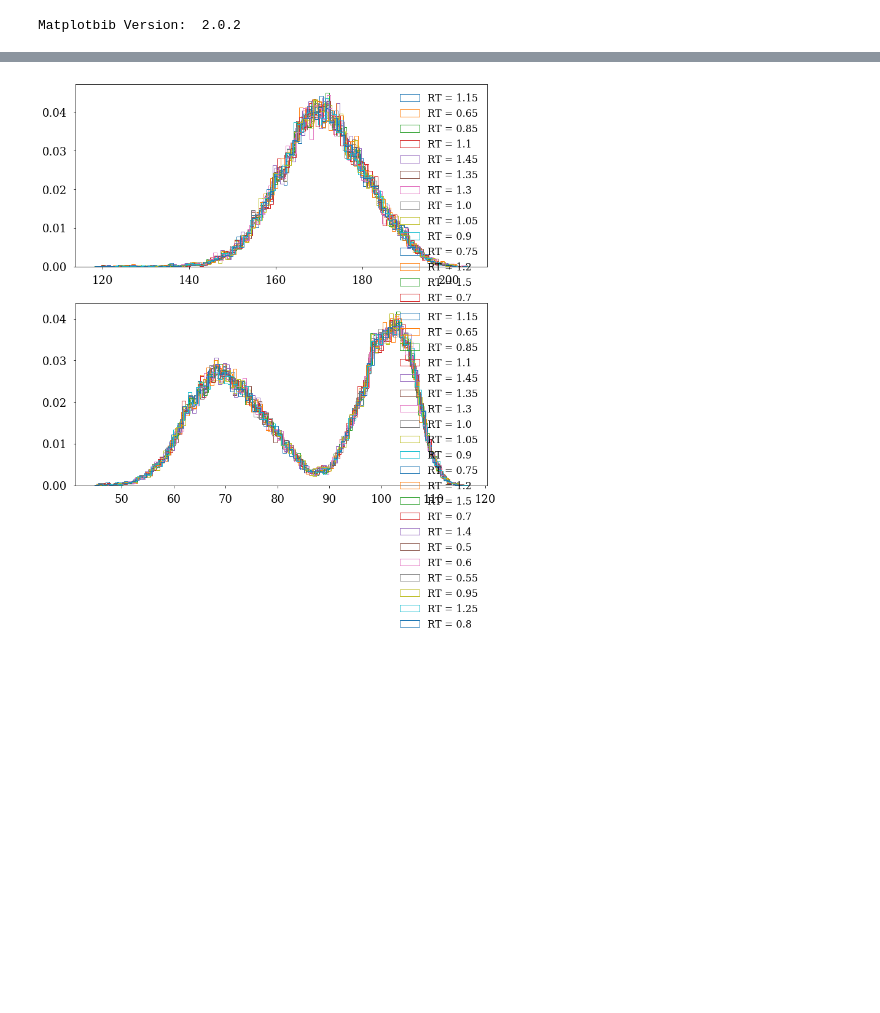
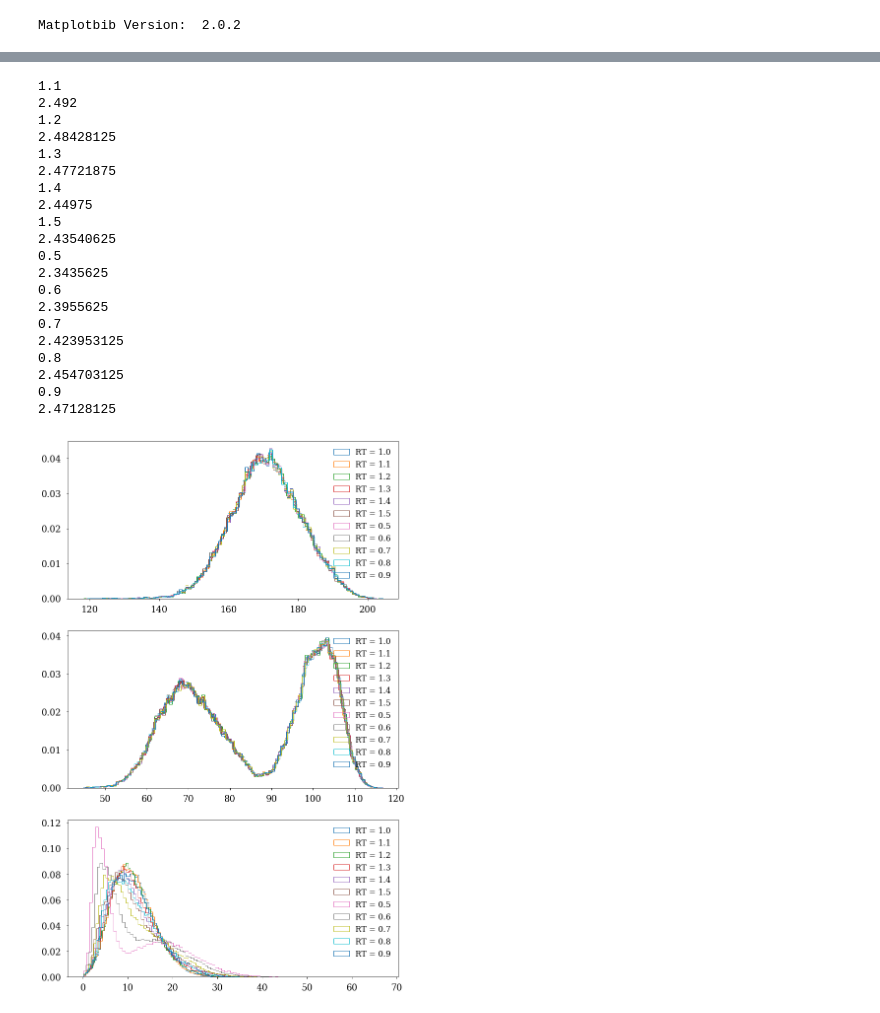
Before and after one commit to austinlc/CGMFAnalysis, a Jupyter notebook: SA_CGMF/RT_U235/U-235RTAnalysis.ipynb, the cells around one changed output, grey strips where cells are left out. Drawn from its saved outputs; the diff is of its cells as text; code cells hidden in the pictures; blank space fills up the shorter version.

```diff
--- a/SA_CGMF/RT_U235/U-235RTAnalysis.ipynb
+++ b/SA_CGMF/RT_U235/U-235RTAnalysis.ipynb
@@ -46,14 +121,15 @@ Matplotbib Version:  2.0.2
 # %%
 # Special Axis-Sharing Plot
 
-fig, axHist = plt.subplots(figsize=(12,12))
+fig, axHist = plt.subplots(figsize=(12,20))
 
-filepath = os.path.join(os.getcwd(),'U235RTFiles')
+filepath = os.path.join(os.getcwd(),'U235RTFiles64')
 
 if not os.path.isdir(filepath):
     raise ValueError('You do not have the directory "RTFiles" in your current working directory')
 
-print(os.listdir(filepath))
+print(sorted(os.listdir(filepath)))
+files = sorted(os.listdir(filepath))
 
 nnt_mean = []
 nn2t_mean = []
@@ -68,11 +144,19 @@ Eglab_mean = []
 nhist_arr   = []
 RT_arr = []
 
+masses = np.linspace(80,170,91)
+nuA = np.zeros([len(files), len(masses)])
+nugA = np.zeros([len(files), len(masses)])
+
+TKE_Spread = np.linspace(130,240,220)
+nuTKE = np.zeros([len(files), len(TKE_Spread)])
+nugTKE = np.zeros([len(files), len(TKE_Spread)])
+
 file_index = 0
 
-for filename in os.listdir(filepath):
+for filename in files:
 
-    RT = float(filename[filename.index('RT')+2:])
+    RT = float(filename[filename.index('RT')+2:])/100
     RT_arr.append(RT)
 
     n_histories = 30000
@@ -91,7 +175,8 @@ for filename in os.listdir(filepath):
 
     # re-initialize all arrays
     # Line 1 Arrays of interest
-
+    Al, Ah, A        = [], [], []
+    Zl, Zh, Z        = [], [], []
     Ul, Uh, TXE      = [], [], []
 #     Jl, Jh, J        = [], [], []
     KEl, KEh, TKE    = [], [], []
@@ -120,6 +205,8 @@ for filename in os.listdir(filepath):
         nfragments+=1
         tempdata1 = line.split()
         if (nfragments % 2 == 1): # LIGHT FRAGMENT
+            Al.append(int(tempdata1[0]))
+            Zl.append(int(tempdata1[1]))
             Ul.append(float(tempdata1[2]))
 #             Jl.append(float(tempdata1[3]))
             KEl.append(float(tempdata1[5]))
@@ -127,6 +214,8 @@ for filename in os.listdir(filepath):
             ngl.append(int(tempdata1[7]))
 
         else: # HEAVY FRAGMENT
+            Ah.append(int(tempdata1[0]))
+            Zh.append(int(tempdata1[1]))
             Uh.append(float(tempdata1[2]))
 #             Jh.append(float(tempdata1[3]))
             KEh.append(float(tempdata1[5]))
@@ -171,12 +260,17 @@ for filename in os.listdir(filepath):
 #     nhistories = nfragments/2
 
     # Concatenate arrays
+    A = np.concatenate([Al, Ah])
+    Z = np.concatenate([Zl, Zh])
+
     TXE    = np.sum([Ul , Uh], axis=0)
 #     J      = Jl + Jh
     TKE    = np.sum([KEl , KEh], axis=0)
+    nn     = np.concatenate([nnl , nnh])
     nnt    = np.sum([nnl , nnh], axis=0)
     nn2t   = [float(nnt[i] * (nnt[i]-1)) for i in range(len(nnt))] # 2nd factorial moment
     nn3t   = [float(nnt[i] * (nnt[i]-1) * (nnt[i]-2)) for i in range(len(nnt))] # 3rd factorial moment
+    ng     = np.concatenate([ngl , ngh])
     ngt    = np.sum([ngl , ngh], axis=0)
     ng2t   = [float(ngt[i] * (ngt[i]-1)) for i in range(len(ngt))]
     ng3t   = [float(ngt[i] * (ngt[i]-1) * (ngt[i]-2)) for i in range(len(ngt))]
@@ -203,12 +297,32 @@ for filename in os.listdir(filepath):
     ng3t_mean.append(mean(ng3t))
 
     # Make a histogram plot each iteration
-    plt.subplot(2,1,1)
+    plt.subplot(3,1,1)
     plt.hist(TKE, bins=100, histtype = 'step', label = 'RT = {}'.format(RT), normed = True)
     lg = plt.legend(numpoints=1,fontsize=16,loc='best')
     lg.draw_frame(False)
-    plt.subplot(2,1,2)
+    plt.subplot(3,1,2)
     plt.hist((KEl+KEh), bins=100, histtype = 'step', label = 'RT = {}'.format(RT), normed = True)
     lg = plt.legend(numpoints=1,fontsize=16,loc='best')
     lg.draw_frame(False)
+    plt.subplot(3,1,3)
+    plt.hist((Ul+Uh), bins=100, histtype = 'step', label = 'RT = {}'.format(RT), normed = True)
+    lg = plt.legend(numpoints=1,fontsize=16,loc='best')
+    lg.draw_frame(False)
+
+    #make nu(A) nu_gamma(A) for each value of RT
+    c=0
+    for Ai in masses:
+        nuA[file_index][c]   = np.mean(nn[A==Ai])
+        nugA[file_index][c]  = np.mean(ng[A==Ai])
+        c = c+1
+
+    d = 0
+    for TKEi in TKE_Spread[:-1]:
+        TKE_next = TKE_Spread[d+1]
+        nuTKE[file_index][d]   = np.mean(nnt[np.logical_and(TKE>=TKEi, TKE<=TKE_next)])
+        nugTKE[file_index][d]  = np.mean(ngt[np.logical_and(TKE>=TKEi, TKE<=TKE_next)])
+        d = d+1
+
+    file_index += 1
 # %% [output]
@@ -232,4 +332,24 @@ for filename in os.listdir(filepath):
+1.1
+2.492
+1.2
+2.48428125
+1.3
+2.47721875
+1.4
+2.44975
+1.5
+2.43540625
+0.5
+2.3435625
+0.6
+2.3955625
+0.7
+2.423953125
+0.8
+2.454703125
+0.9
+2.47128125
-[figure, old version]
+[figure, new version]
 # %%
 # Special Axis-Sharing Plot
 
```
Also changed, not shown: parts of 13 cells of this notebook, 2 other files.
